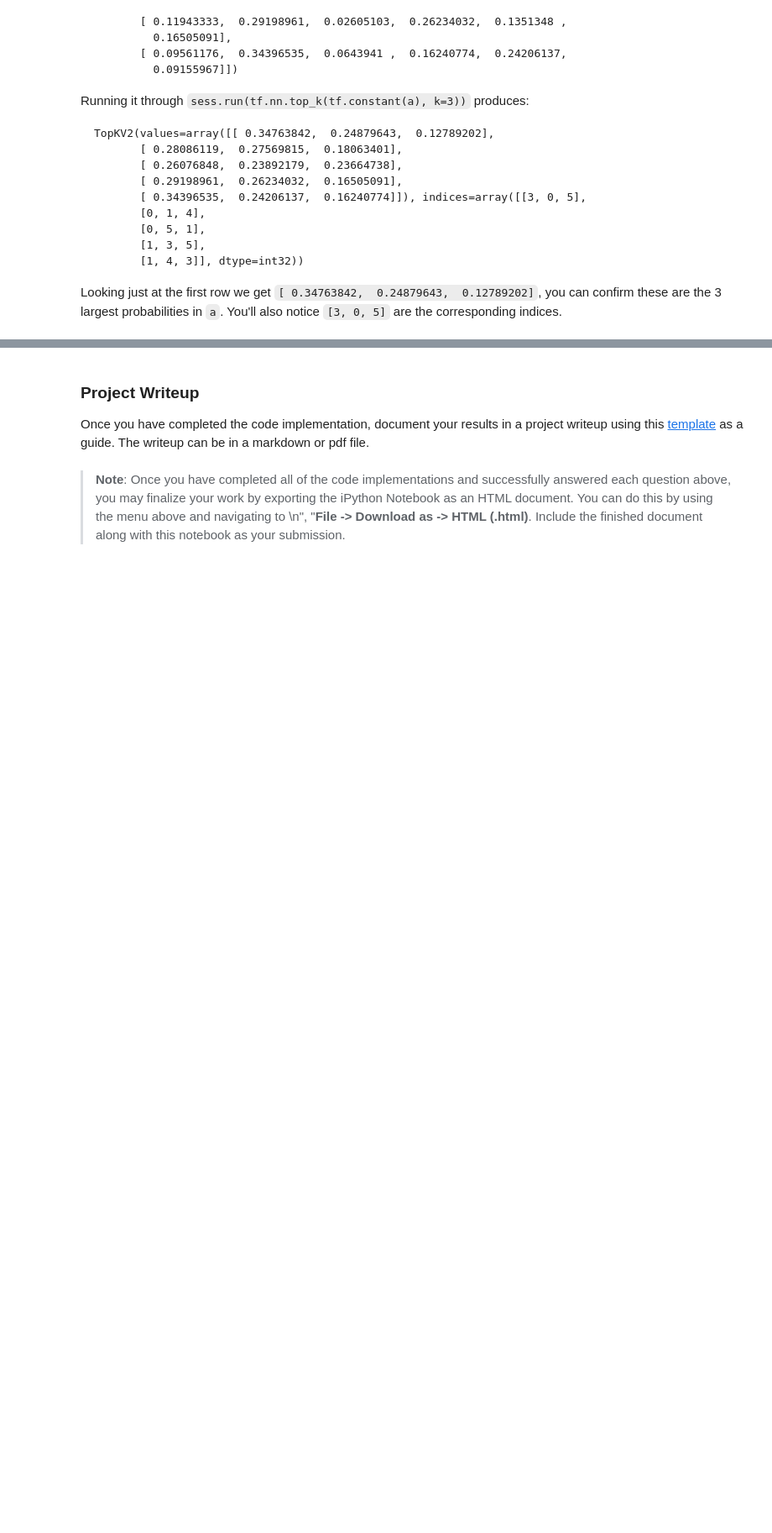
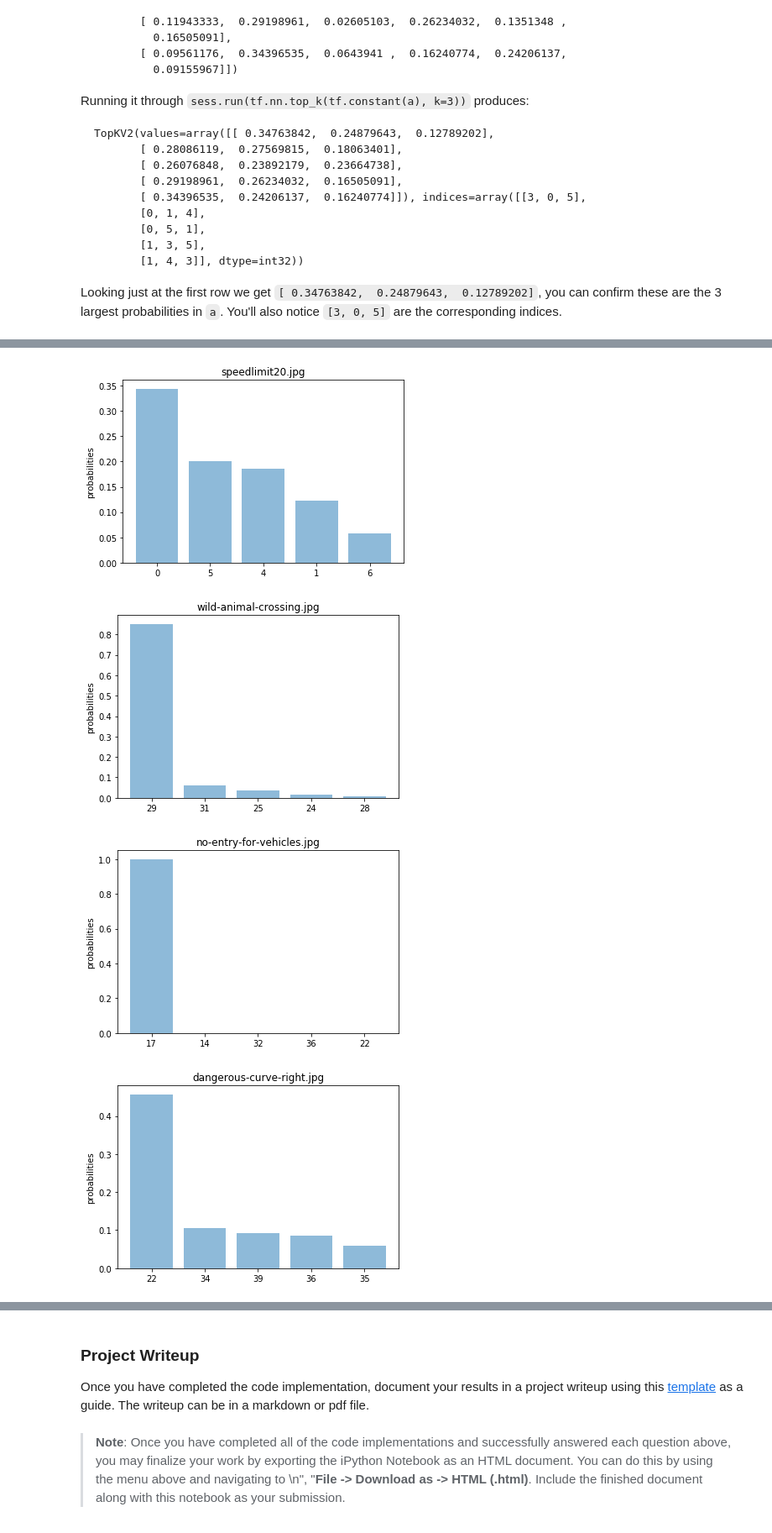
Before and after one commit to suprnrdy/CarND-Traffic-Sign-Classifier-Project, a Jupyter notebook: Traffic_Sign_Classifier.ipynb, the cells around one changed output, grey strips where cells are left out. Shown at 84% size. Drawn from its saved outputs; the diff is of its cells as text; code cells hidden in the pictures; blank space fills up the shorter version.

Commit message:
Added bar charts for the predicted top 5 k

```diff
--- a/Traffic_Sign_Classifier.ipynb
+++ b/Traffic_Sign_Classifier.ipynb
@@ -541,12 +535,13 @@ signType = pd.read_csv('signnames.csv', sep=',')
 
 print(tf.train.latest_checkpoint('.'))
 predicted_logits = []
+predictions = tf.nn.softmax(logits)
 
 with tf.Session() as sess:
     new_saver = tf.train.import_meta_graph('lenet_signs.ckpt.meta')
     new_saver.restore(sess, tf.train.latest_checkpoint('.'))
     print(new_images.shape)
-    predicted_logits = sess.run(logits, feed_dict={x: new_images, keep_prob: 1.0})
+    predicted_logits = sess.run(predictions, feed_dict={x: new_images, keep_prob: 1.0})
     predicted_labels = np.argmax(predicted_logits, axis=1)
     for i, file in enumerate(dir_list):
             print('Image name: {}, Result: {}'.format(file, signType.iloc[predicted_labels[i]][1]))  #
@@ -646,3 +641,23 @@ TopKV2(values=array([[  3.22195005,   2.67913985,   2.6036756 ,   2.18483543,
        [ 2,  1,  5,  3, 31],
        [22, 24, 25, 29, 17],
        [40, 12,  7,  1, 11]], dtype=int32))
+# %%
+# print(len(top5[1]))
+# print(dir_list)
+for i in range(len(top5[1])):
+#     print()
+#     print(top5[1][i])
+    performance = top5[0][i]
+    items = top5[1][i]
+    y_pos = np.arange(len(items))
+    plt.figure()
+    plt.bar(y_pos, performance, align='center', alpha=0.5)
+    plt.xticks(y_pos, items)
+    plt.ylabel('probabilities')
+    plt.title(dir_list[i])
+    plt.show()
+# %% [output]
+[figure, added]
+[figure, added]
+[figure, added]
+[figure, added]
```
Also changed, not shown: parts of 5 cells of this notebook.
